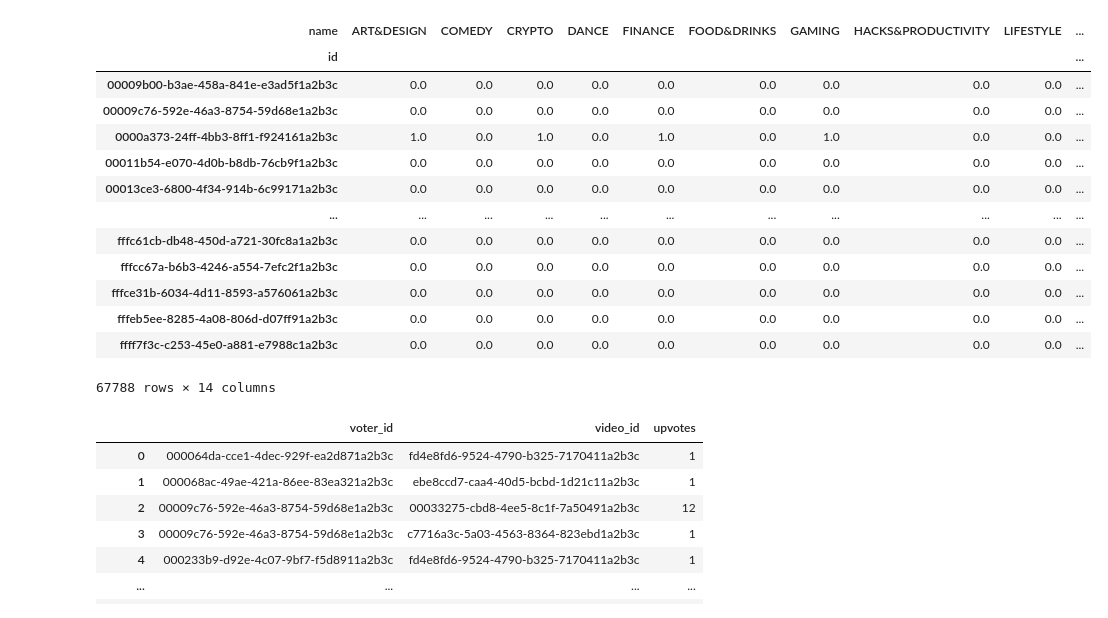
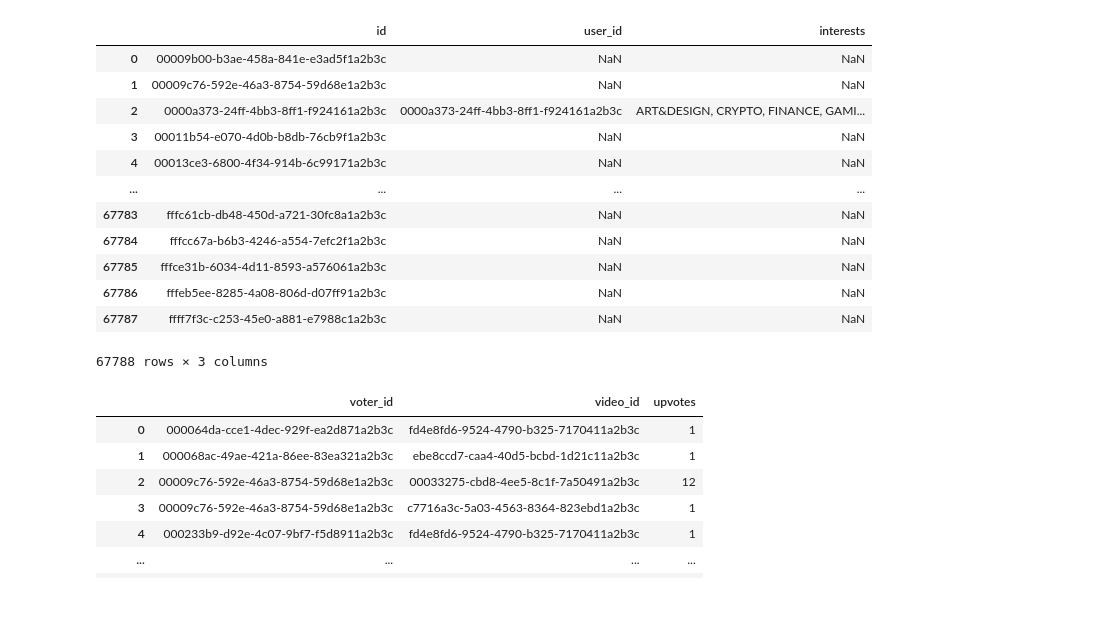
Before and after one commit to lozhaowei/NUS_Capstone_Team18, a Jupyter notebook: src/video_recommend/Untitled.ipynb, the cells around one changed output. Saved outputs shown, nothing was run; the diff lists cells and outputs as text; code cells hidden in the pictures.

```diff
--- a/src/video_recommend/Untitled.ipynb
+++ b/src/video_recommend/Untitled.ipynb
@@ -13,24 +12,22 @@ vote_df = pd.read_feather('../../datasets/raw/vote.feather')
 season_df = pd.read_feather('../../datasets/raw/season.feather')
 post_feed_df = pd.read_feather('../../datasets/raw/post_feed.feather')
 # %%
-user_interest_df = user_df["id"].to_frame().merge(user_interest_df, left_on="id", right_on="user_id", how="left", suffixes=["_user", "_interaction"])
-user_interest_df["count"] = 1
-user_interest_df = user_interest_df.pivot(index="id", columns="name", values="count")
-user_interest_df = user_interest_df.loc[:, user_interest_df.columns.notna()].fillna(0)
-user_interest_df
+user_interest_df = user_interest_df.groupby("user_id")["name"].apply(", ".join).reset_index(name="interests")
+
+df = user_df["id"].to_frame().merge(user_interest_df, left_on="id", right_on="user_id", how="left", suffixes=["_user", "_interaction"])
+df
 # %% [output]
-| name | ART&DESIGN | COMEDY | CRYPTO | DANCE | FINANCE | FOOD&DRINKS | GAMING | HACKS&PRODUCTIVITY | LIFESTYLE | ... |
-| id |  |  |  |  |  |  |  |  |  | ... |
-| 00009b00-b3ae-458a-841e-e3ad5f1a2b3c | 0.0 | 0.0 | 0.0 | 0.0 | 0.0 | 0.0 | 0.0 | 0.0 | 0.0 | ... |
-| 00009c76-592e-46a3-8754-59d68e1a2b3c | 0.0 | 0.0 | 0.0 | 0.0 | 0.0 | 0.0 | 0.0 | 0.0 | 0.0 | ... |
-| 0000a373-24ff-4bb3-8ff1-f924161a2b3c | 1.0 | 0.0 | 1.0 | 0.0 | 1.0 | 0.0 | 1.0 | 0.0 | 0.0 | ... |
-| 00011b54-e070-4d0b-b8db-76cb9f1a2b3c | 0.0 | 0.0 | 0.0 | 0.0 | 0.0 | 0.0 | 0.0 | 0.0 | 0.0 | ... |
-| 00013ce3-6800-4f34-914b-6c99171a2b3c | 0.0 | 0.0 | 0.0 | 0.0 | 0.0 | 0.0 | 0.0 | 0.0 | 0.0 | ... |
-| ... | ... | ... | ... | ... | ... | ... | ... | ... | ... | ... |
-| fffc61cb-db48-450d-a721-30fc8a1a2b3c | 0.0 | 0.0 | 0.0 | 0.0 | 0.0 | 0.0 | 0.0 | 0.0 | 0.0 | ... |
-| fffcc67a-b6b3-4246-a554-7efc2f1a2b3c | 0.0 | 0.0 | 0.0 | 0.0 | 0.0 | 0.0 | 0.0 | 0.0 | 0.0 | ... |
-| fffce31b-6034-4d11-8593-a576061a2b3c | 0.0 | 0.0 | 0.0 | 0.0 | 0.0 | 0.0 | 0.0 | 0.0 | 0.0 | ... |
-| fffeb5ee-8285-4a08-806d-d07ff91a2b3c | 0.0 | 0.0 | 0.0 | 0.0 | 0.0 | 0.0 | 0.0 | 0.0 | 0.0 | ... |
-| ffff7f3c-c253-45e0-a881-e7988c1a2b3c | 0.0 | 0.0 | 0.0 | 0.0 | 0.0 | 0.0 | 0.0 | 0.0 | 0.0 | ... |
+|  | id | user_id | interests |
+| 0 | 00009b00-b3ae-458a-841e-e3ad5f1a2b3c | NaN | NaN |
+| 1 | 00009c76-592e-46a3-8754-59d68e1a2b3c | NaN | NaN |
+| 2 | 0000a373-24ff-4bb3-8ff1-f924161a2b3c | 0000a373-24ff-4bb3-8ff1-f924161a2b3c | ART&DESIGN, CRYPTO, FINANCE, GAMI... |
+| 3 | 00011b54-e070-4d0b-b8db-76cb9f1a2b3c | NaN | NaN |
+| 4 | 00013ce3-6800-4f34-914b-6c99171a2b3c | NaN | NaN |
+| ... | ... | ... | ... |
+| 67783 | fffc61cb-db48-450d-a721-30fc8a1a2b3c | NaN | NaN |
+| 67784 | fffcc67a-b6b3-4246-a554-7efc2f1a2b3c | NaN | NaN |
+| 67785 | fffce31b-6034-4d11-8593-a576061a2b3c | NaN | NaN |
+| 67786 | fffeb5ee-8285-4a08-806d-d07ff91a2b3c | NaN | NaN |
+| 67787 | ffff7f3c-c253-45e0-a881-e7988c1a2b3c | NaN | NaN |
-67788 rows × 14 columns
+67788 rows × 3 columns
 # %%
```
Also changed, not shown: parts of 22 cells of this notebook, 18 other files.
